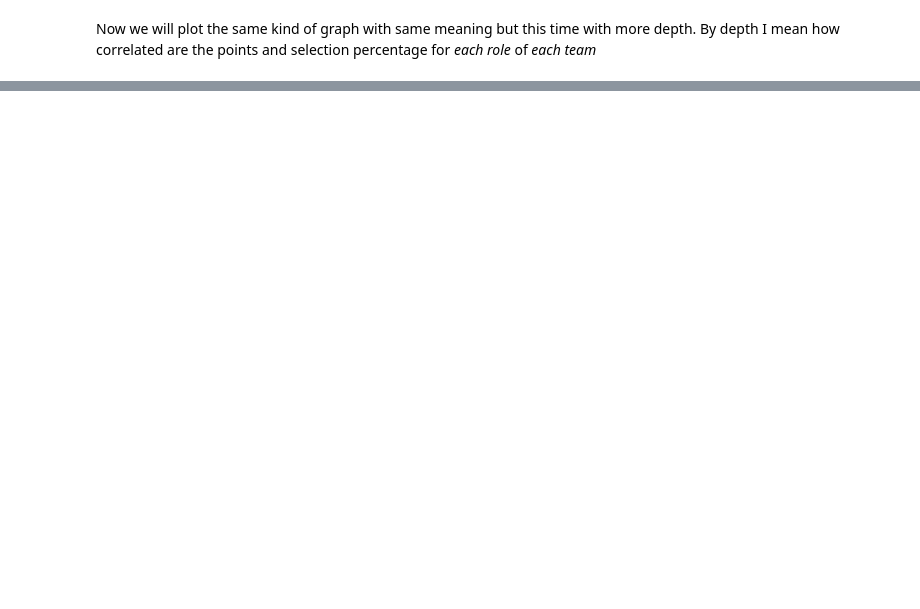
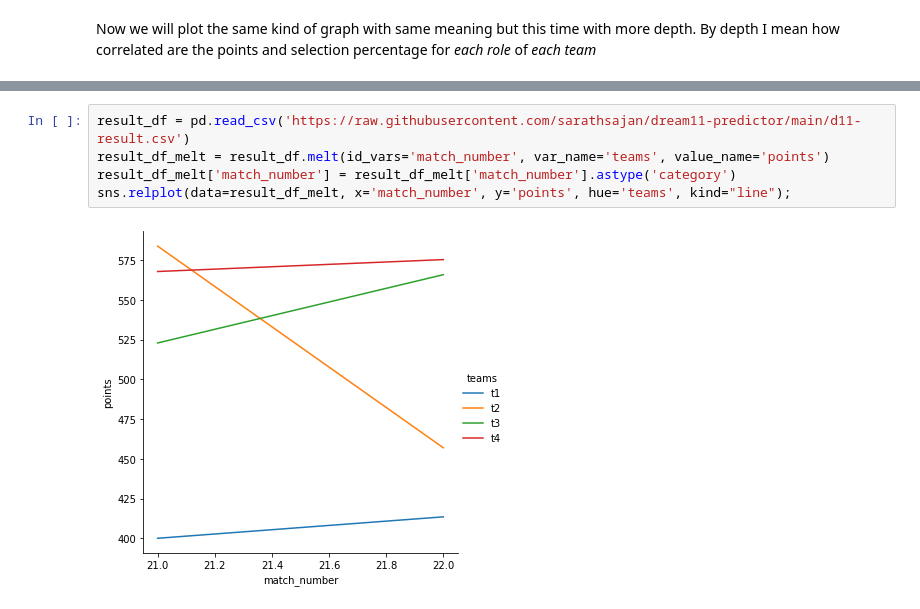
Before and after one commit to sarathsajan/dream11-predictor, a Jupyter notebook: Dream11_predictor.ipynb, the cells around one changed output, grey strips where cells are left out. Drawn from its saved outputs; the diff is of its cells as text; blank space fills up the shorter version.

```diff
--- a/Dream11_predictor.ipynb
+++ b/Dream11_predictor.ipynb
@@ -144,0 +137,7 @@ T4 : : the algorithm-said-so team
+# %%
+result_df = pd.read_csv('https://raw.githubusercontent.com/sarathsajan/dream11-predictor/main/d11-result.csv')
+result_df_melt = result_df.melt(id_vars='match_number', var_name='teams', value_name='points')
+result_df_melt['match_number'] = result_df_melt['match_number'].astype('category')
+sns.relplot(data=result_df_melt, x='match_number', y='points', hue='teams', kind="line");
+# %% [output]
+[figure, added]
```
Also changed, not shown: parts of 8 cells of this notebook.
